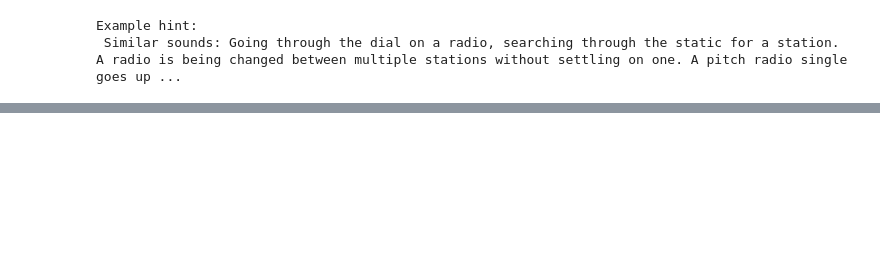
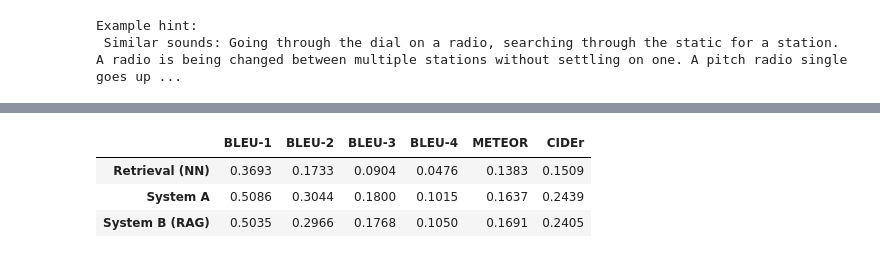
Before and after one commit to annhmartin/ML-audio, a Jupyter notebook: Untitled0.ipynb, the cells around one changed output, grey strips where cells are left out. Drawn from its saved outputs; the diff is of its cells as text; code cells hidden in the pictures; blank space fills up the shorter version.

```diff
--- a/Untitled0.ipynb
+++ b/Untitled0.ipynb
@@ -650,69 +736,36 @@ CLIP : Corellas2.wav
 # %%
-# ===== STAGE 4: automatic metrics =====
-!pip -q install pycocoevalcap pycocotools
-
-import json, random
+# ===== STAGE 4: metrics on HELD-OUT evaluation clips
+!pip -q install pycocoevalcap
 from pycocoevalcap.bleu.bleu import Bleu
 from pycocoevalcap.meteor.meteor import Meteor
 from pycocoevalcap.cider.cider import Cider
+import random
 
-def evaluate_system(name, caption_fn, sample_names, cap, cap_cols):
-    """Score a captioning system against all 5 ground truth captions."""
+def evaluate_system(label, caption_fn, names_list):
     refs, hyps = {}, {}
-    print(f'Generating captions for {name}...')
-    for i, n in enumerate(sample_names):
-        hyps[i] = [caption_fn(n)]
-        refs[i]  = [cap.loc[n, col] for col in cap_cols
-                    if isinstance(cap.loc[n, col], str) and cap.loc[n, col].strip()]
-    scorers = [
-        (Bleu(4),   ['BLEU-1','BLEU-2','BLEU-3','BLEU-4']),
-        (Meteor(),  ['METEOR']),
-        (Cider(),   ['CIDEr']),
-    ]
-    scores = {}
-    for scorer, names in scorers:
-        score, _ = scorer.compute_score(refs, hyps)
-        if isinstance(score, list):
-            for n2, s in zip(names, score):
-                scores[n2] = round(s, 4)
-        else:
-            scores[names[0]] = round(score, 4)
-    return scores
+    print(f'Generating captions for {label} on {len(names_list)} clips...')
+    for i, n in enumerate(names_list):
+        emb = X_eval[eval_name_to_row[n]]
+        hyps[i] = [caption_fn(emb)]
+        refs[i] = [cap_eval.loc[n,c] for c in eval_cap_cols
+                   if isinstance(cap_eval.loc[n,c], str) and cap_eval.loc[n,c].strip()]
+    out={}
+    for scorer,nm in [(Bleu(4),['BLEU-1','BLEU-2','BLEU-3','BLEU-4']),
+                      (Meteor(),['METEOR']),(Cider(),['CIDEr'])]:
+        sc,_ = scorer.compute_score(refs,hyps)
+        if isinstance(sc,list):
+            for a,b in zip(nm,sc): out[a]=round(b,4)
+        else: out[nm[0]]=round(sc,4)
+    return out
 
-# Use a fixed sample of 200 clips for eval
 random.seed(42)
-eval_names = random.sample(all_names, 200)
-
-# Retrieval baseline: nearest neighbor caption (System 0)
-def retrieval_caption(name):
-    v = X_all[name_to_row[name]].astype('float32').copy()
-    v = v / (np.linalg.norm(v) + 1e-9)
-    D, I = full_index.search(v.reshape(1,-1), 2)
-    nn = all_names[I[0][1]]
-    return cap.loc[nn, cap_cols[0]]
-
-# System A: direct captioning
-def system_a_caption(name):
-    return caption_for(X_all[name_to_row[name]])
-
-# System B: retrieval-assisted
-def system_b_caption(name):
-    return rag_caption(name)
+test_names = random.sample(eval_names, min(500, len(eval_names)))
 
 results = {}
-results['Retrieval baseline'] = evaluate_system('Retrieval baseline', retrieval_caption, eval_names, cap, cap_cols)
-results['System A (direct)']  = evaluate_system('System A (direct)',  system_a_caption,  eval_names, cap, cap_cols)
-results['System B (RAG)']     = evaluate_system('System B (RAG)',     system_b_caption,  eval_names, cap, cap_cols)
+results['Retrieval (NN)'] = evaluate_system('Retrieval', retrieval_emb, test_names)
+results['System A']       = evaluate_system('System A',  sysA_emb,      test_names)
+results['System B (RAG)'] = evaluate_system('System B',  sysB_emb,      test_names)
 
-print('\n=== Results ===')
-metrics = ['BLEU-1','BLEU-2','BLEU-3','BLEU-4','METEOR','CIDEr']
-header = f"{'System':<25}" + ''.join(f'{m:>10}' for m in metrics)
-print(header)
-print('-' * len(header))
-for sys_name, scores in results.items():
-    row = f"{sys_name:<25}" + ''.join(f"{scores.get(m, 0):>10.4f}" for m in metrics)
-    print(row)
-
-json.dump(results, open(os.path.join(CACHE_DIR, 'eval_results.json'), 'w'), indent=2)
-print('\nSaved to cache.')
+df_results = pd.DataFrame(results).T[['BLEU-1','BLEU-2','BLEU-3','BLEU-4','METEOR','CIDEr']]
+display(df_results)
 # %% [output]
@@ -736,0 +781,4 @@ Saved to cache.
+|  | BLEU-1 | BLEU-2 | BLEU-3 | BLEU-4 | METEOR | CIDEr |
+| Retrieval (NN) | 0.3693 | 0.1733 | 0.0904 | 0.0476 | 0.1383 | 0.1509 |
+| System A | 0.5086 | 0.3044 | 0.1800 | 0.1015 | 0.1637 | 0.2439 |
+| System B (RAG) | 0.5035 | 0.2966 | 0.1768 | 0.1050 | 0.1691 | 0.2405 |
```
Also changed, not shown: parts of 20 cells of this notebook.
